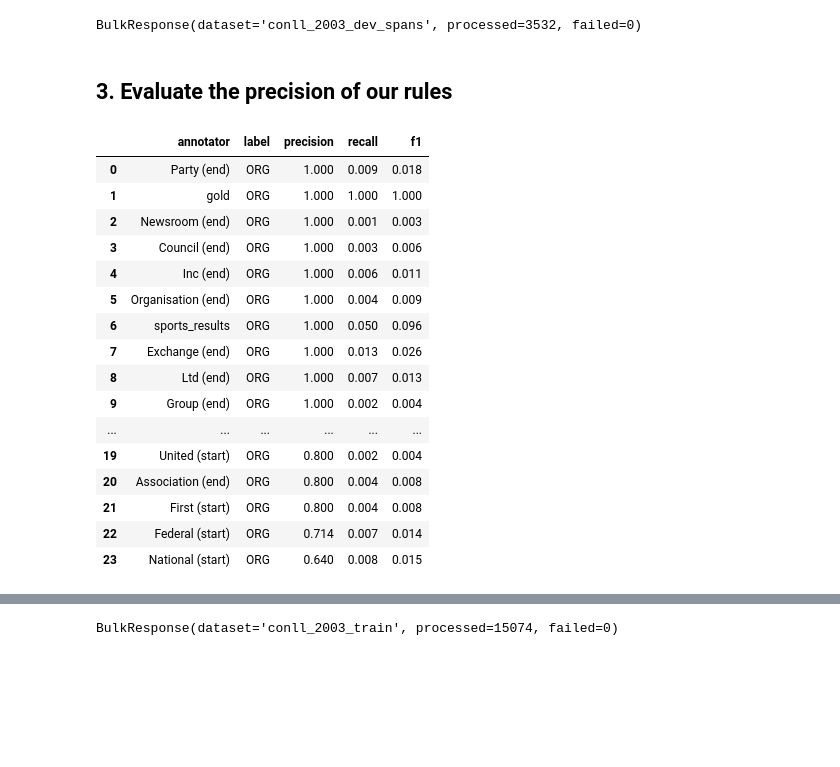
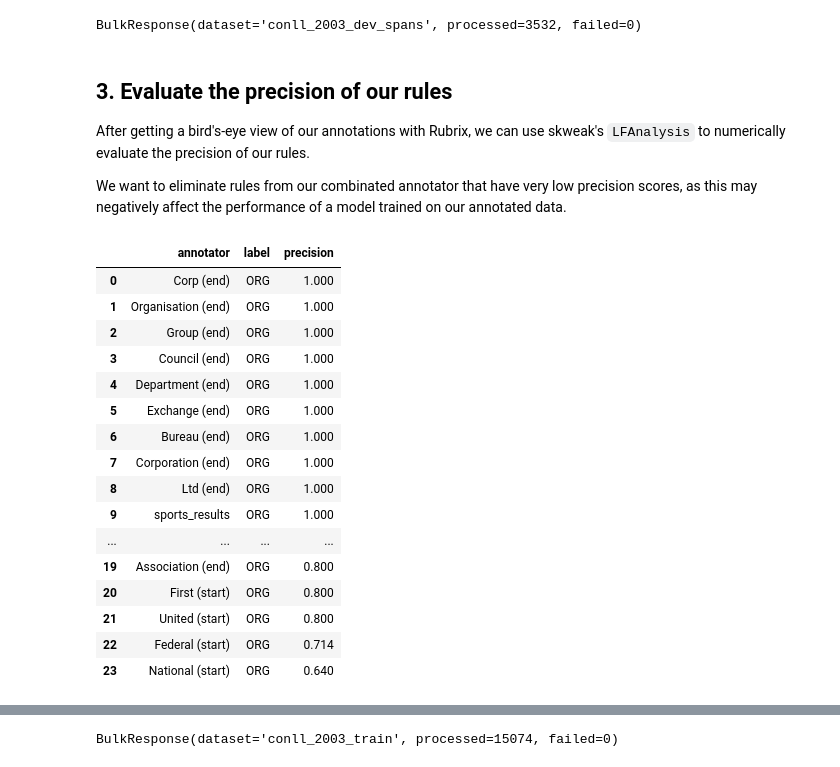
Before and after one commit to argilla-io/argilla, a Jupyter notebook: docs/tutorials/skweak.ipynb, the cells around one changed output, grey strips where cells are left out. Saved outputs shown, nothing was run; the diff lists cells and outputs as text; code cells hidden in the pictures; blank space fills up the shorter version.

Commit message:
skweak tutorial documentation and pictures

```diff
--- a/docs/tutorials/skweak.ipynb
+++ b/docs/tutorials/skweak.ipynb
@@ -207,7 +210,7 @@ def title_detector(doc, keyword=None, label="ORG", reverse=False):
         doc = reversed(doc)
 
     for idx, token in enumerate(doc):
-        if token.text == query:
+        if token.text == keyword:
             start = idx
         elif start:
             if token.text.istitle():
@@ -266,6 +271,13 @@ We can write a rule to capture these entities. This rule can be added to our com
 import re
 
 def shire_detector(doc):
+    """
+    Captures sports team names ending with -shire.
+    Examples:
+        - Derbyshire
+        - Hampshire
+        - Worcestershire
+    """
     for match in re.finditer("[A-Z][a-z]*shire", doc.text):
         char_start, char_end = match.span()
         span = doc.char_span(char_start, char_end)
@@ -325,6 +352,10 @@ rb.log(records=spans_logger(dev_docs), name="conll_2003_dev_spans")
 BulkResponse(dataset='conll_2003_dev_spans', processed=3532, failed=0)
 # %% [markdown]
 ## 3. Evaluate the precision of our rules
+
+After getting a bird's-eye view of our annotations with Rubrix, we can use skweak's `LFAnalysis` to numerically evaluate the precision of our rules.
+
+We want to eliminate rules from our combinated annotator that have very low precision scores, as this may negatively affect the performance of a model trained on our annotated data.
 # %%
 # We evaluate the precision of our heuristic rules
 
@@ -332,50 +363,50 @@ from skweak.analysis import LFAnalysis
 import pandas as pd
 
 lf_analysis = LFAnalysis(
     dev_docs,
     ["ORG"]
 )
 
 scores = lf_analysis.lf_empirical_scores(
     dev_docs,
     gold_span_name="gold",
     gold_labels=["ORG", "MISC", "PER", "LOC", "O"]
 )
 
 def scores_to_df(scores):
     for annotator, label_dict in scores.items():
         for label, metrics_dict in label_dict.items():
             row = {
                 "annotator": annotator,
                 "label": label,
                 "precision": metrics_dict["precision"],
                 "recall": metrics_dict["recall"],
                 "f1": metrics_dict["f1"]
             }
             yield row
 
 evaluation_df = pd.DataFrame(list(scores_to_df(scores)))\
                     .round(3)\
                     .sort_values(["label", "precision"], ascending=False)\
                     .reset_index(drop=True)
-evaluation_df
+evaluation_df[["annotator", "label", "precision"]]
 # %% [output]
-|  | annotator | label | precision | recall | f1 |
-| 0 | Party (end) | ORG | 1.000 | 0.009 | 0.018 |
-| 1 | gold | ORG | 1.000 | 1.000 | 1.000 |
-| 2 | Newsroom (end) | ORG | 1.000 | 0.001 | 0.003 |
-| 3 | Council (end) | ORG | 1.000 | 0.003 | 0.006 |
-| 4 | Inc (end) | ORG | 1.000 | 0.006 | 0.011 |
-| 5 | Organisation (end) | ORG | 1.000 | 0.004 | 0.009 |
-| 6 | sports_results | ORG | 1.000 | 0.050 | 0.096 |
-| 7 | Exchange (end) | ORG | 1.000 | 0.013 | 0.026 |
-| 8 | Ltd (end) | ORG | 1.000 | 0.007 | 0.013 |
-| 9 | Group (end) | ORG | 1.000 | 0.002 | 0.004 |
-| ... | ... | ... | ... | ... | ... |
-| 19 | United (start) | ORG | 0.800 | 0.002 | 0.004 |
-| 20 | Association (end) | ORG | 0.800 | 0.004 | 0.008 |
-| 21 | First (start) | ORG | 0.800 | 0.004 | 0.008 |
-| 22 | Federal (start) | ORG | 0.714 | 0.007 | 0.014 |
-| 23 | National (start) | ORG | 0.640 | 0.008 | 0.015 |
+|  | annotator | label | precision |
+| 0 | Corp (end) | ORG | 1.000 |
+| 1 | Organisation (end) | ORG | 1.000 |
+| 2 | Group (end) | ORG | 1.000 |
+| 3 | Council (end) | ORG | 1.000 |
+| 4 | Department (end) | ORG | 1.000 |
+| 5 | Exchange (end) | ORG | 1.000 |
+| 6 | Bureau (end) | ORG | 1.000 |
+| 7 | Corporation (end) | ORG | 1.000 |
+| 8 | Ltd (end) | ORG | 1.000 |
+| 9 | sports_results | ORG | 1.000 |
+| ... | ... | ... | ... |
+| 19 | Association (end) | ORG | 0.800 |
+| 20 | First (start) | ORG | 0.800 |
+| 21 | United (start) | ORG | 0.800 |
+| 22 | Federal (start) | ORG | 0.714 |
+| 23 | National (start) | ORG | 0.640 |
 # %% [markdown]
 ## 4. Annotate the training data and aggregate the weak labels
```
Also changed, not shown: parts of 25 cells of this notebook, 7 other files.
